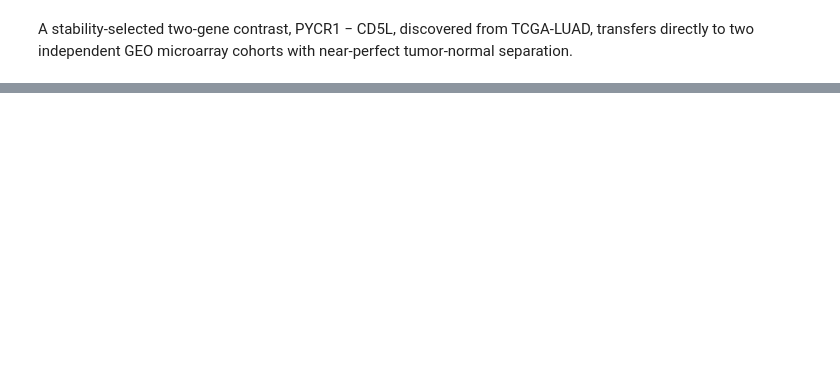
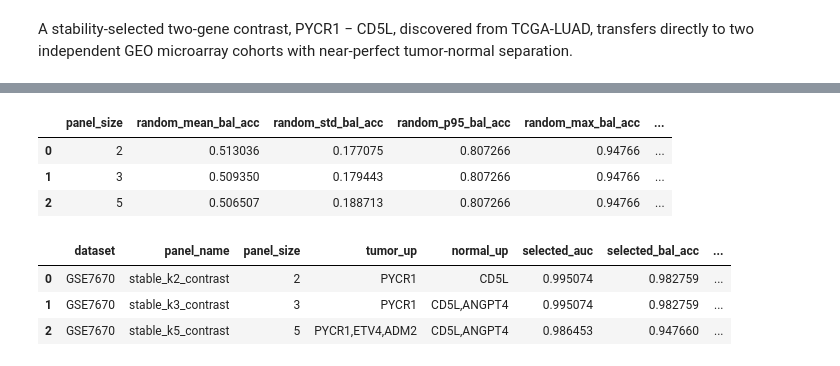
Before and after one commit to aditya-git16/cancer-lab, a Jupyter notebook: notebooks/08_second_geo_validation.ipynb, the cells around one changed output, grey strips where cells are left out. Cells and saved outputs as stored; diff of their text form; code cells hidden in the pictures; blank space fills up the shorter version.

```diff
--- a/notebooks/08_second_geo_validation.ipynb
+++ b/notebooks/08_second_geo_validation.ipynb
@@ -344,0 +452,56 @@ A stability-selected two-gene contrast, PYCR1 − CD5L, discovered from TCGA-LUA
+# %%
+gse7670_random_summary = (
+    gse7670_random_results_df
+    .groupby("panel_size")
+    .agg(
+        random_mean_bal_acc=("balanced_accuracy_median_threshold", "mean"),
+        random_std_bal_acc=("balanced_accuracy_median_threshold", "std"),
+        random_p95_bal_acc=("balanced_accuracy_median_threshold", lambda x: np.percentile(x, 95)),
+        random_max_bal_acc=("balanced_accuracy_median_threshold", "max"),
+        random_mean_auc=("auc", "mean"),
+        random_p95_auc=("auc", lambda x: np.percentile(x, 95)),
+        random_max_auc=("auc", "max"),
+    )
+    .reset_index()
+)
+
+gse7670_random_summary
+# %% [output]
+|  | panel_size | random_mean_bal_acc | random_std_bal_acc | random_p95_bal_acc | random_max_bal_acc | ... |
+| 0 | 2 | 0.513036 | 0.177075 | 0.807266 | 0.94766 | ... |
+| 1 | 3 | 0.509350 | 0.179443 | 0.807266 | 0.94766 | ... |
+| 2 | 5 | 0.506507 | 0.188713 | 0.807266 | 0.94766 | ... |
+# %%
+selected_gse7670 = gse7670_contrast_results.copy()
+
+selected_gse7670["panel_size"] = selected_gse7670["panel_name"].map({
+    "stable_k2_contrast": 2,
+    "stable_k3_contrast": 3,
+    "stable_k5_contrast": 5,
+})
+
+selected_gse7670 = selected_gse7670.rename(columns={
+    "auc": "selected_auc",
+    "balanced_accuracy_median_threshold": "selected_bal_acc",
+})
+# %%
+gse7670_selected_vs_random = selected_gse7670[[
+    "dataset",
+    "panel_name",
+    "panel_size",
+    "tumor_up",
+    "normal_up",
+    "selected_auc",
+    "selected_bal_acc",
+]].merge(
+    gse7670_random_summary,
+    on="panel_size",
+    how="left",
+)
+
+gse7670_selected_vs_random
+# %% [output]
+|  | dataset | panel_name | panel_size | tumor_up | normal_up | selected_auc | selected_bal_acc | ... |
+| 0 | GSE7670 | stable_k2_contrast | 2 | PYCR1 | CD5L | 0.995074 | 0.982759 | ... |
+| 1 | GSE7670 | stable_k3_contrast | 3 | PYCR1 | CD5L,ANGPT4 | 0.995074 | 0.982759 | ... |
+| 2 | GSE7670 | stable_k5_contrast | 5 | PYCR1,ETV4,ADM2 | CD5L,ANGPT4 | 0.986453 | 0.947660 | ... |
```
Also changed, not shown: parts of 8 cells of this notebook.
